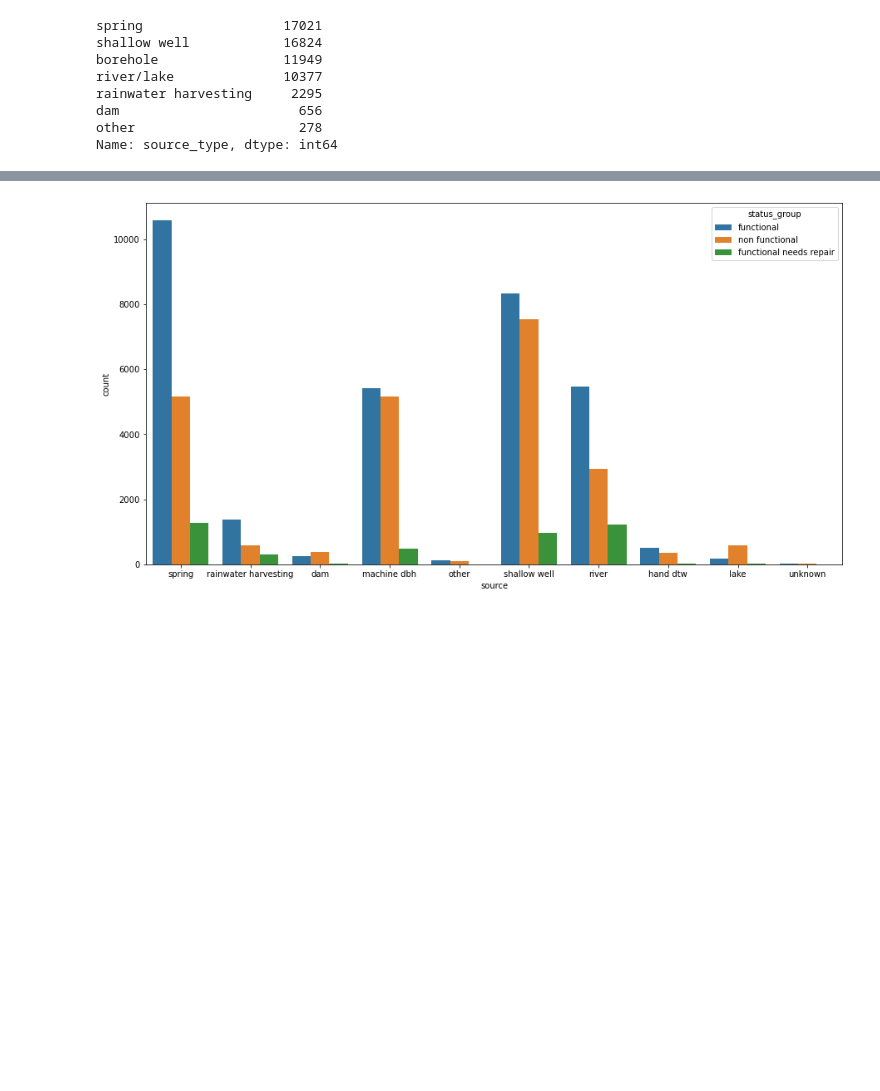
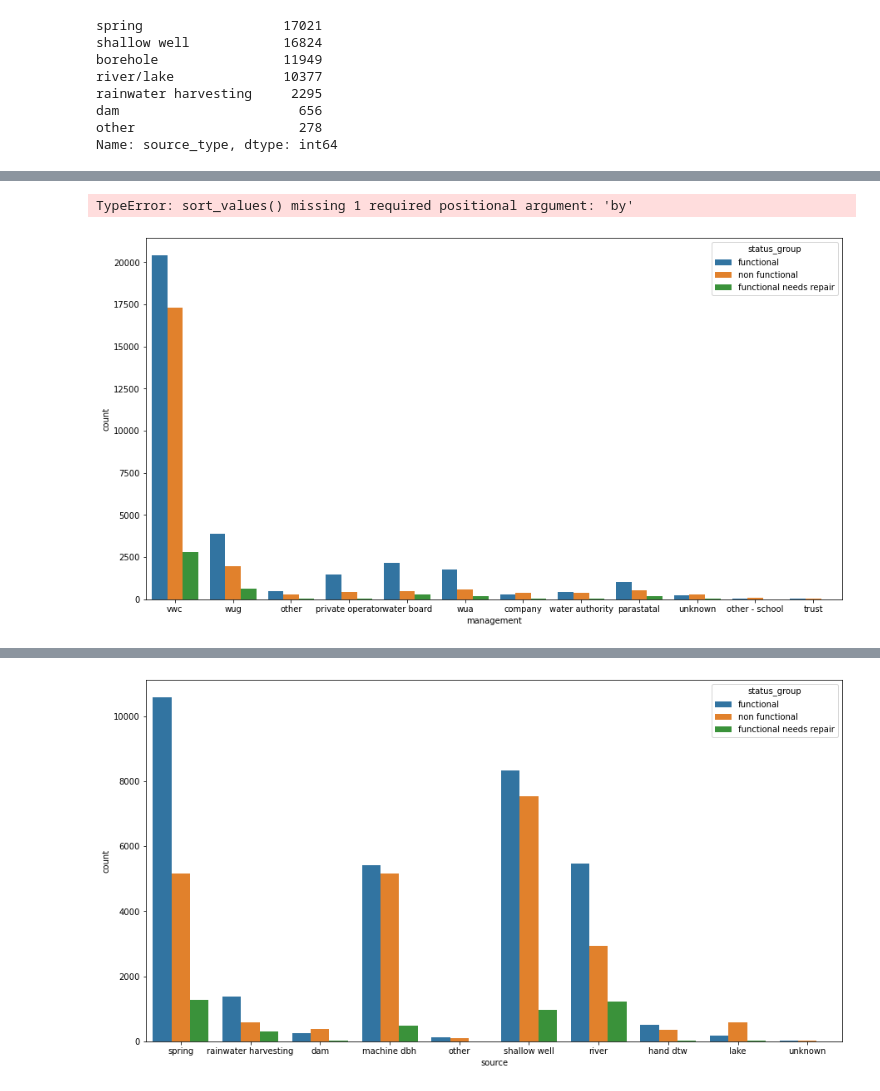
Before and after one commit to OlgertHasko/Tanzanian-Water-Wells, a Jupyter notebook: EDA.ipynb, the cells around one changed output, grey strips where cells are left out. Cells and saved outputs as stored; diff of their text form; code cells hidden in the pictures; blank space fills up the shorter version.

```diff
--- a/EDA.ipynb
+++ b/EDA.ipynb
@@ -251,0 +278,8 @@ Name: source_class, dtype: int64
+# %%
+df.groupby(["installer","status_group"]).count().sort_values(ascending=False)
+# %% [output]
+TypeError: sort_values() missing 1 required positional argument: 'by'
+# %%
+count_plot("management")
+# %% [output]
+[figure, added]
```
Also changed, not shown: parts of 12 cells of this notebook, 10 other files.
